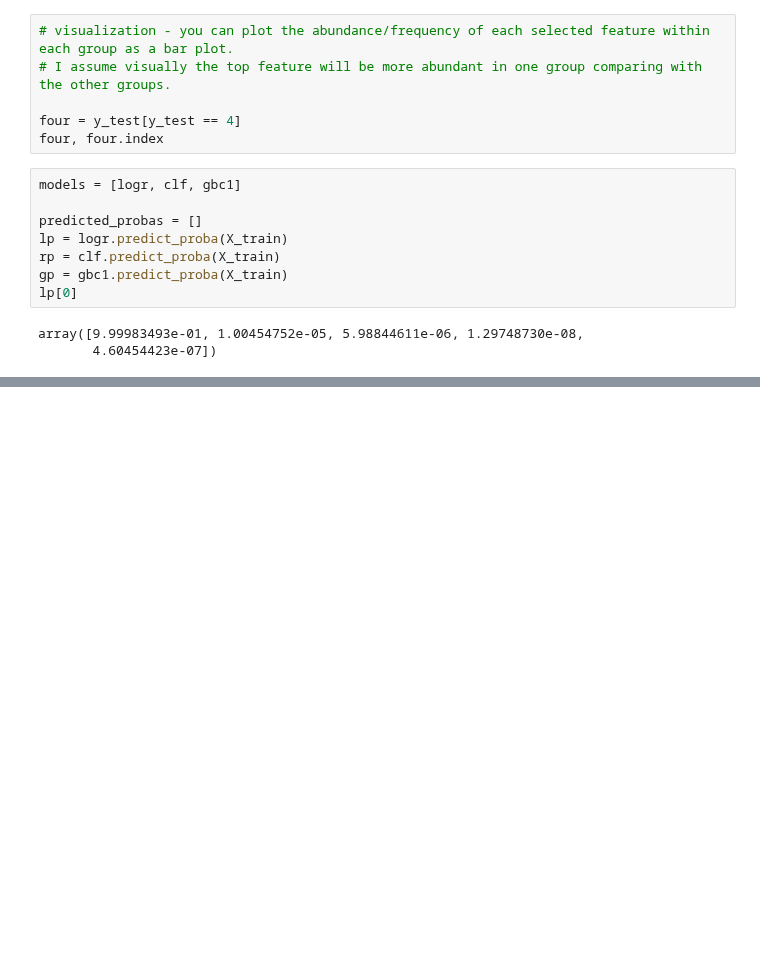
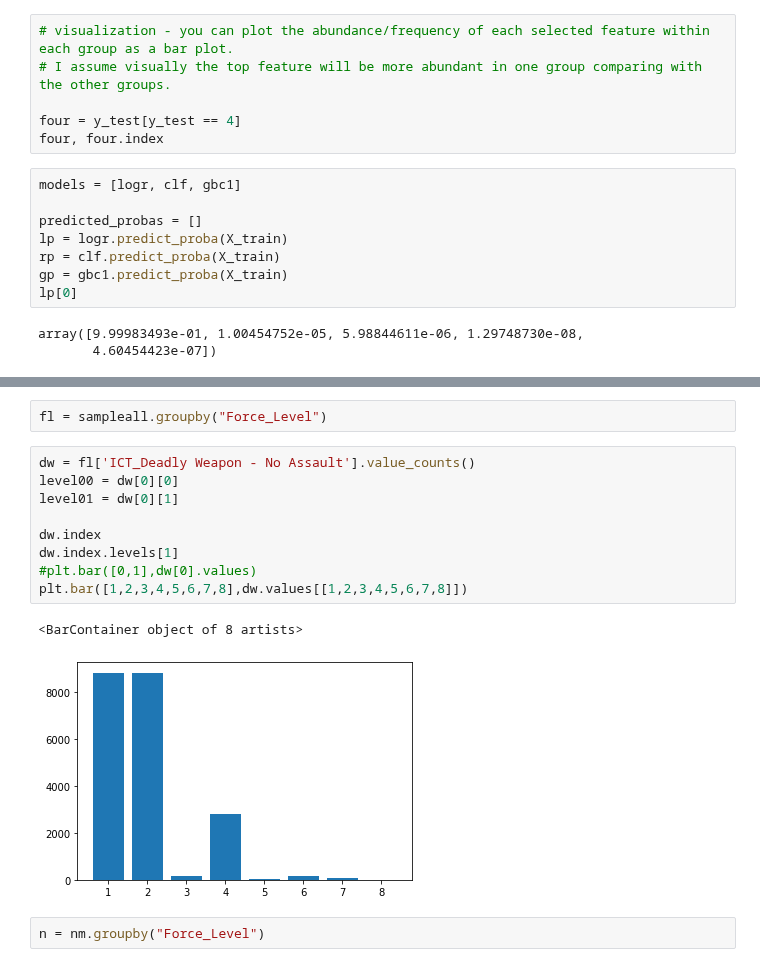
Before and after one commit to SarahMBurgart/use-of-force, a Jupyter notebook: Modeling.ipynb, the cells around one changed output, grey strips where cells are left out. Drawn from its saved outputs; the diff is of its cells as text; blank space fills up the shorter version.

```diff
--- a/Modeling.ipynb
+++ b/Modeling.ipynb
@@ -859,0 +746,16 @@ array([9.99983493e-01, 1.00454752e-05, 5.98844611e-06, 1.29748730e-08,
+# %%
+fl = sampleall.groupby("Force_Level")
+# %%
+dw = fl['ICT_Deadly Weapon - No Assault'].value_counts()
+level00 = dw[0][0]
+level01 = dw[0][1]
+
+dw.index
+dw.index.levels[1]
+#plt.bar([0,1],dw[0].values)
+plt.bar([1,2,3,4,5,6,7,8],dw.values[[1,2,3,4,5,6,7,8]])
+# %% [output]
+<BarContainer object of 8 artists>
+[figure, added]
+# %%
+n = nm.groupby("Force_Level")
```
Also changed, not shown: parts of 26 cells of this notebook.
